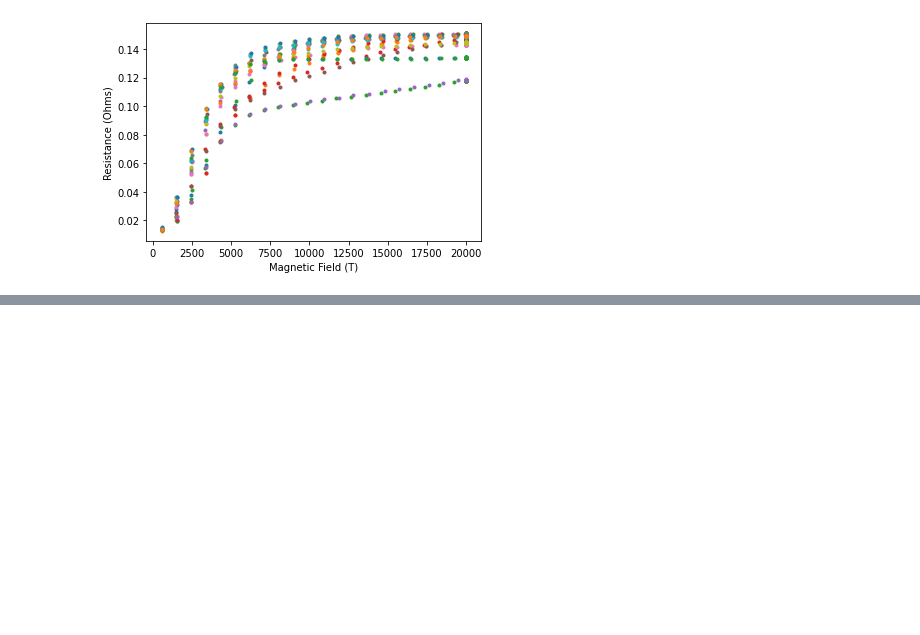
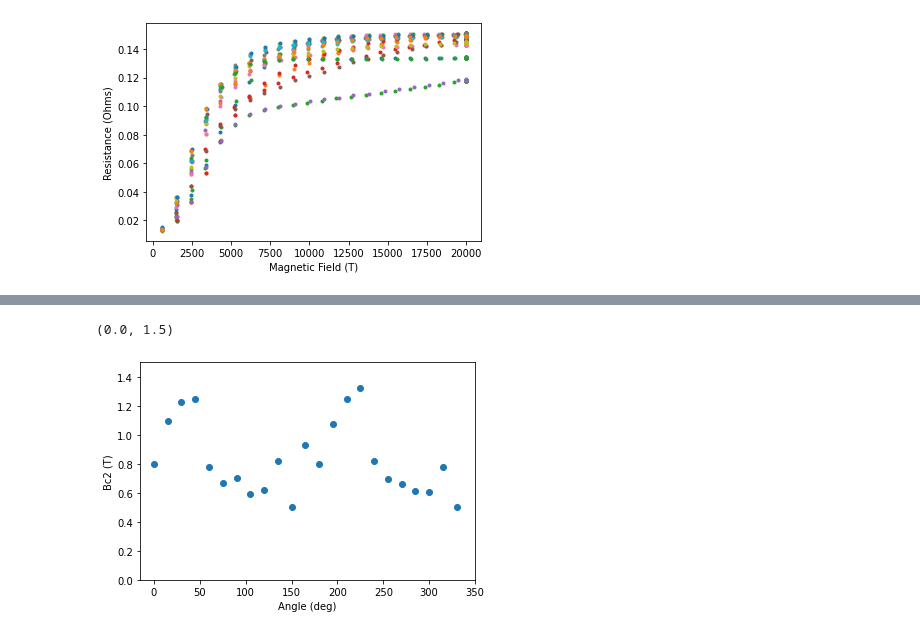
Before and after one commit to DerkNiessink/research-practicum, a Jupyter notebook: research.ipynb, the cells around one changed output, grey strips where cells are left out. Saved outputs shown, nothing was run; the diff lists cells and outputs as text; code cells hidden in the pictures; blank space fills up the shorter version.

```diff
--- a/reseach.ipynb
+++ b/research.ipynb
@@ -262,0 +257,46 @@ UnboundLocalError: local variable 'point1' referenced before assignment
+# %%
+import numpy as np
+
+
+def linear(data, percentage):
+
+    find = percentage * max(data, key=lambda x: x[1])[1]
+    for item in data:
+        if item[1] > find:
+            point1 = item
+            point2 = data[data.index(point1) - 1]
+            break
+
+    a = (point1[1] - point2[1]) / (point1[0] - point2[0])
+    b = point1[1] - a * point1[0]
+
+    x_list = []
+    y_list = []
+
+    for x in np.arange(point2[0], point1[0] + 0.01, 0.01):
+        x_list.append(x)
+        y_list.append(a * x + b)
+
+    diff_list = [abs((find - item)) for item in y_list]
+    index = diff_list.index(np.min(diff_list))
+    return x_list[index], y_list[index]
+# %%
+bc2s =[]
+
+try:
+    angles.remove(345)
+except:
+    ValueError
+
+for angle in angles:
+    coord = linear(positions[f"{angle}deg"], 0.9)
+    bc2s.append(coord[0] / 10000)
+
+plt.plot(angles, bc2s, "o")
+plt.xlabel("Angle (deg)")
+plt.ylabel("Bc2 (T)")
+plt.xlim(-15, 350)
+plt.ylim(0, 1.5)
+# %% [output]
+(0.0, 1.5)
+[figure, added]
```
Also changed, not shown: parts of 2 cells of this notebook, 1 other file.
